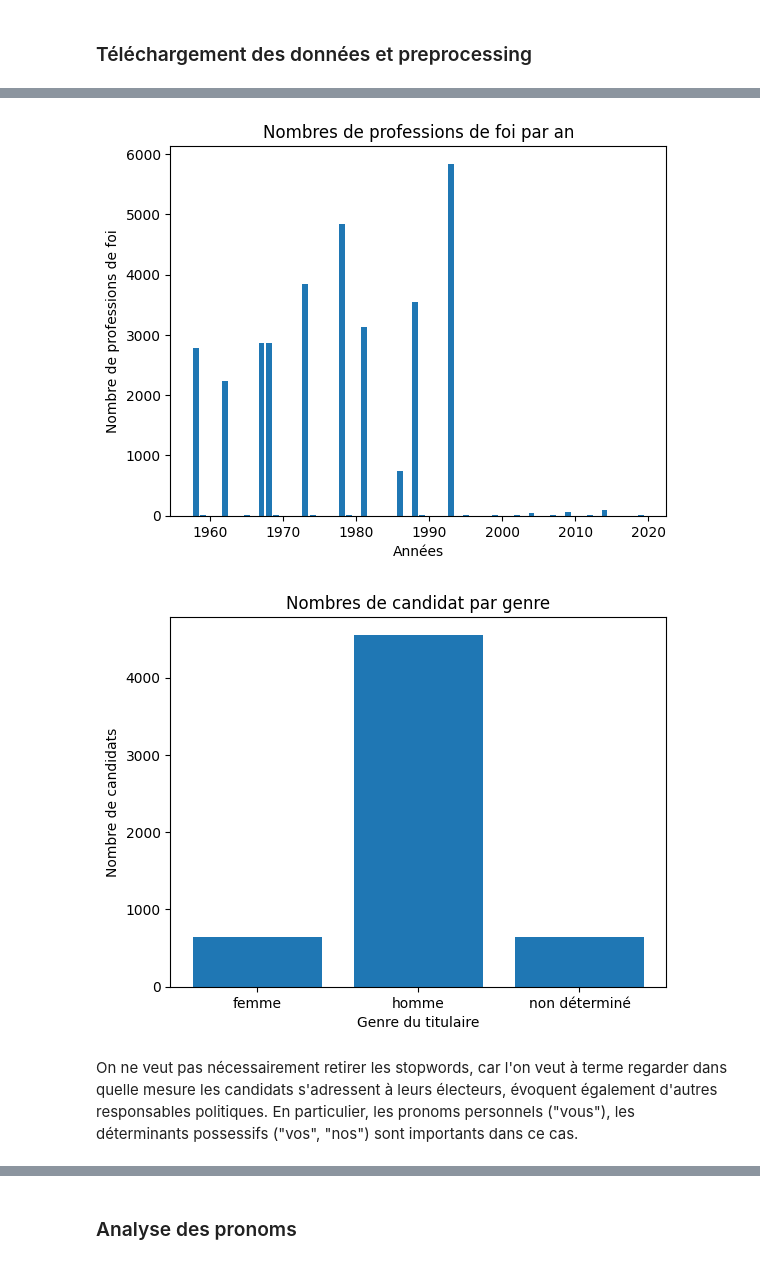
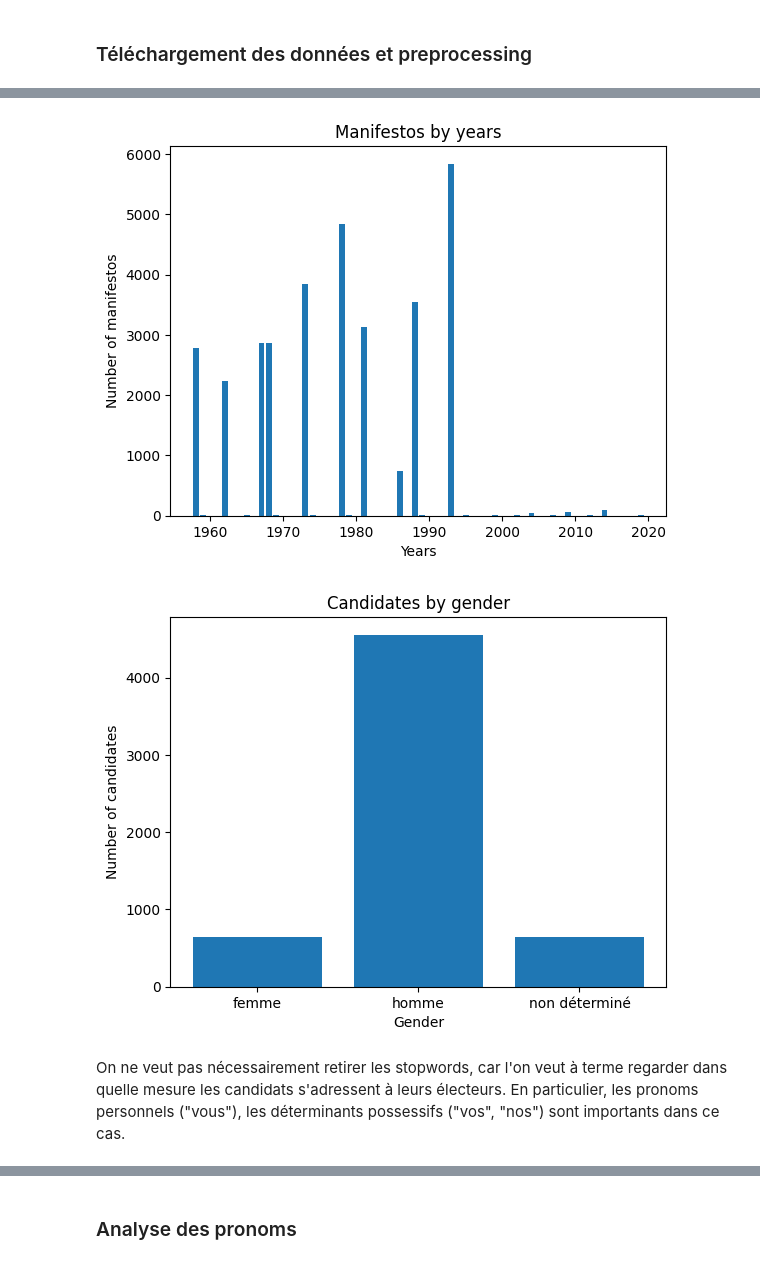
Before and after one commit to itsreivilo/Projet-de-NLP-Olivier, a Jupyter notebook: NLP Olivier.ipynb, the cells around one changed output, grey strips where cells are left out. Drawn from its saved outputs; the diff is of its cells as text; code cells hidden in the pictures.

```diff
--- a/NLP Olivier.ipynb
+++ b/NLP Olivier.ipynb
@@ -70,16 +89,16 @@ data[["annee","mois","jour"]] = data["date"].apply(
 # %%
 counts = data["annee"].value_counts().sort_index()
 
 plt.bar(counts.index, counts.values)
 
-plt.title("Nombres de professions de foi par an")
-plt.xlabel("Années")
-plt.ylabel("Nombre de professions de foi")
+plt.title("Manifestos by years")
+plt.xlabel("Years")
+plt.ylabel("Number of manifestos")
 
 plt.savefig("figures/Nombre de profession de foi par an.png")
 #plt.show()
 # %% [output]
-[figure, old version]
+[figure, new version]
 # %%
 # Export des professions de foi de l'année 1993
 zip_path = "data/legislatives.zip"
@@ -107,14 +126,14 @@ sex = transcriptions["titulaire-sexe"].value_counts().sort_index()
 
 plt.bar(sex.index, sex.values)
 
-plt.title("Nombres de candidat par genre")
-plt.xlabel("Genre du titulaire")
-plt.ylabel("Nombre de candidats")
+plt.title("Candidates by gender")
+plt.xlabel("Gender")
+plt.ylabel("Number of candidates")
 
 plt.savefig("figures/Répartition de candidats par genre.png")
 #plt.show()
 # %% [output]
-[figure, old version]
+[figure, new version]
 # %%
 pd.set_option('display.max_colwidth', None)
 extrait = transcriptions.sample()
@@ -156,6 +205,6 @@ def nettoyage_profession_foi(texte):
     return texte.strip()
 # %% [markdown]
-On ne veut pas nécessairement retirer les stopwords, car l'on veut à terme regarder dans quelle mesure les candidats s'adressent à leurs électeurs, évoquent également d'autres responsables politiques. En particulier, les pronoms personnels ("vous"), les déterminants possessifs ("vos", "nos") sont importants dans ce cas.
+On ne veut pas nécessairement retirer les stopwords, car l'on veut à terme regarder dans quelle mesure les candidats s'adressent à leurs électeurs. En particulier, les pronoms personnels ("vous"), les déterminants possessifs ("vos", "nos") sont importants dans ce cas.
 # %%
 # Test
 extrait_nettoye = nettoyage_profession_foi(extrait['text'].iloc[0])
```
Also changed, not shown: parts of 31 cells of this notebook, 2 other files.
